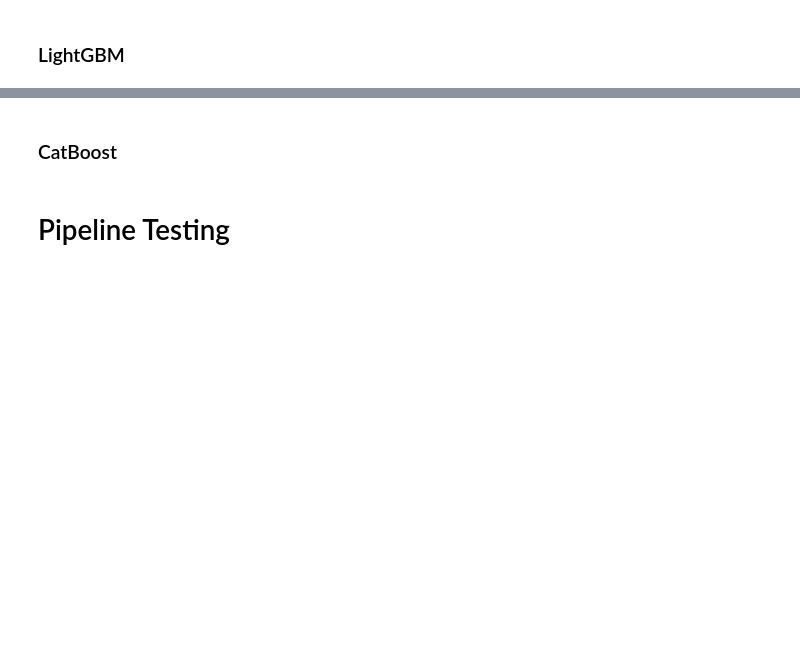
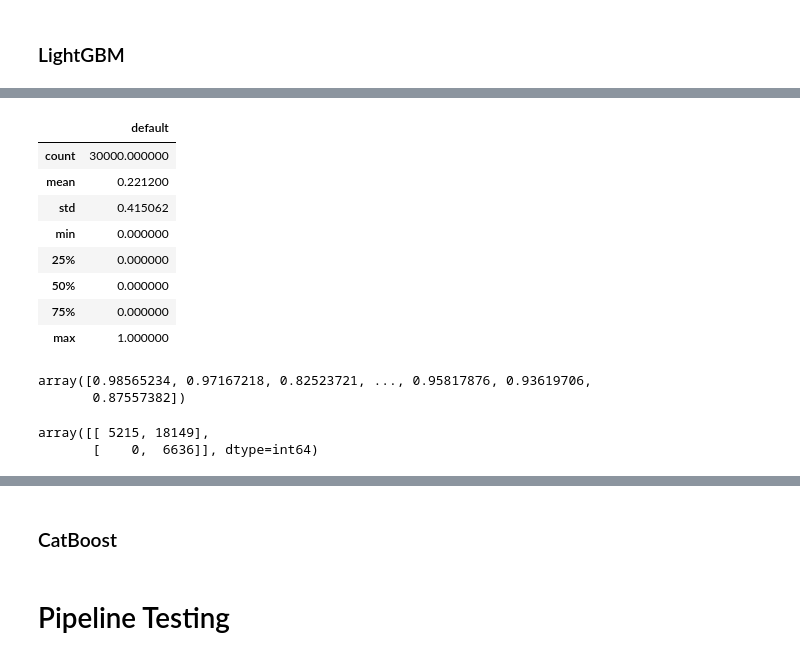
Before and after one commit to thomasXwang/UCI-Credit-card-defaults, a Jupyter notebook: 04-UCI with pipelines.ipynb, the cells around one changed output, grey strips where cells are left out. Saved outputs shown, nothing was run; the diff lists cells and outputs as text; code cells hidden in the pictures; blank space fills up the shorter version.

```diff
--- a/04-UCI with pipelines.ipynb
+++ b/04-UCI with pipelines.ipynb
@@ -1227,0 +1495,12 @@ params_gbm = {
+# %%
+y_raw.describe()
+# %% [output]
+|  | default |
+| count | 30000.000000 |
+| mean | 0.221200 |
+| std | 0.415062 |
+| min | 0.000000 |
+| 25% | 0.000000 |
+| 50% | 0.000000 |
+| 75% | 0.000000 |
+| max | 1.000000 |
@@ -1227,0 +1509,5 @@ params_gbm = {
+# %%
+y_pred
+# %% [output]
+array([0.98565234, 0.97167218, 0.82523721, ..., 0.95817876, 0.93619706,
+       0.87557382])
@@ -1227,0 +1516,5 @@ params_gbm = {
+# %%
+confusion_matrix(y_raw, y_pred)
+# %% [output]
+array([[ 5215, 18149],
+       [    0,  6636]], dtype=int64)
```
Also changed, not shown: parts of 44 cells of this notebook, 1 other file.
